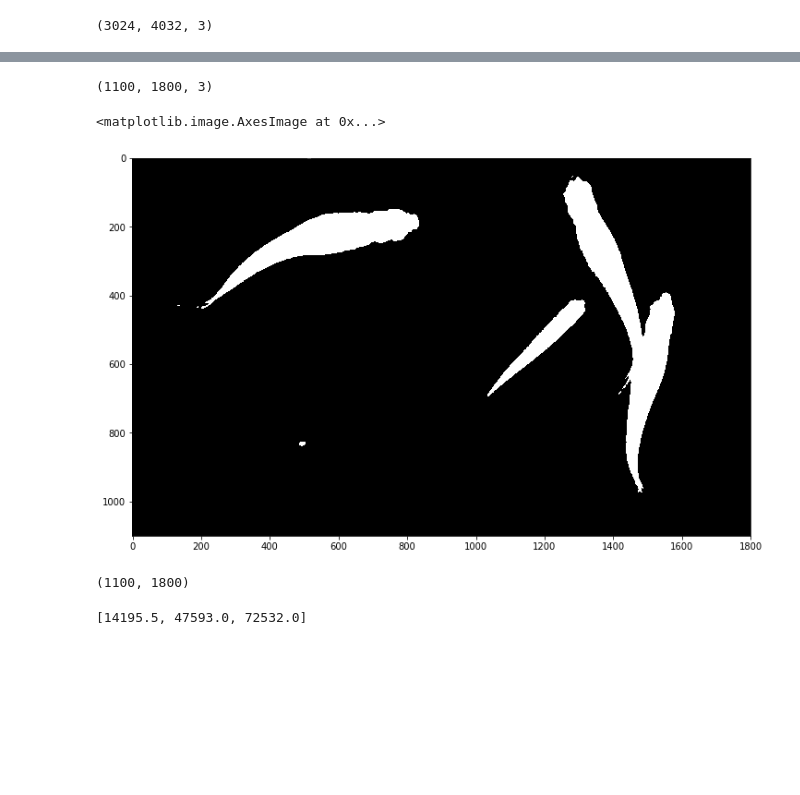
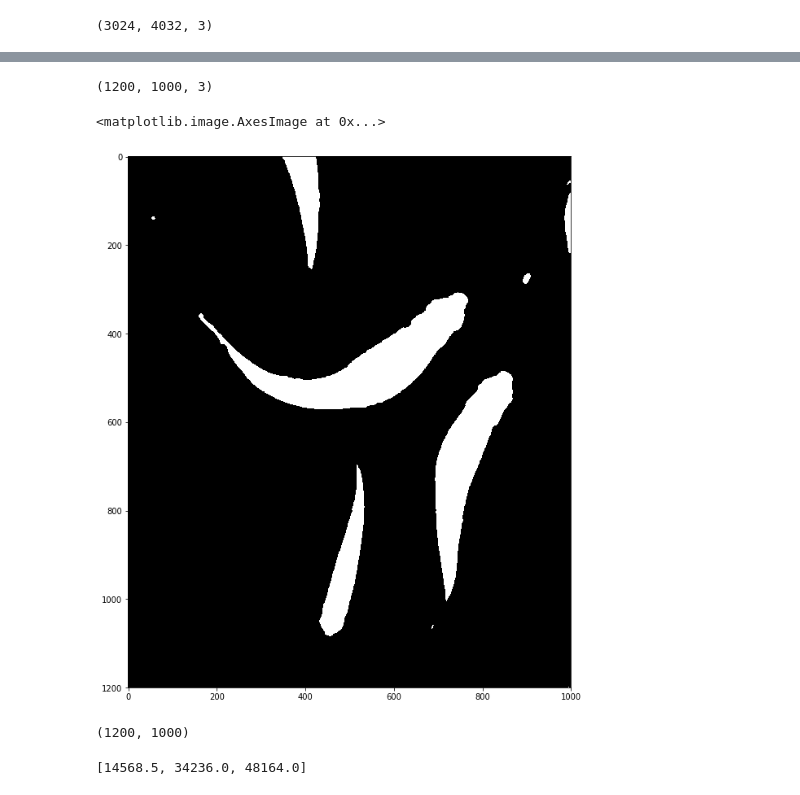
Before and after one commit to alexkychen/feederBot, a Jupyter notebook: Process top-view zebrafish image.ipynb, the cells around one changed output, grey strips where cells are left out. Cells and saved outputs as stored; diff of their text form; code cells hidden in the pictures; blank space fills up the shorter version.

```diff
--- a/Process top-view zebrafish image.ipynb
+++ b/Process top-view zebrafish image.ipynb
@@ -6,7 +6,7 @@ import matplotlib.pyplot as plt
 %matplotlib inline
 # %%
 #Read an image
-img_path = "images/zebrafish/zfish_top4.jpg"
+img_path = "images/zebrafish/zfish_top5.jpg"
 
 img = cv2.imread(img_path)
 
@@ -29,10 +29,10 @@ img.shape
 (3024, 4032, 3)
 # %%
 #Draw ROI on image
-roi_top = 900
-roi_bottom = 2000
-roi_left = 1900
-roi_right = 3700
+roi_top = 600
+roi_bottom = 1800
+roi_left = 2800
+roi_right = 3800
 img_cvtc = img_cvt.copy()
 cv2.rectangle(img_cvtc, (roi_left, roi_top), (roi_right, roi_bottom), (0,0,255), 5)
 plt.figure(figsize=(12,12))
@@ -51,25 +51,25 @@ plt.imshow(ROI)
 # %%
 ROI.shape
 # %% [output]
-(1100, 1800, 3)
+(1200, 1000, 3)
 # %%
 #Apply grayscale, blurring, and thresholding to ROI image
 gray = cv2.cvtColor(ROI, cv2.COLOR_RGB2GRAY)
-blur = cv2.GaussianBlur(gray, (11,11), 0)
+blur = cv2.GaussianBlur(gray, (15,15), 0)
 #ret, threshold = cv2.threshold(blur,0,255,cv2.THRESH_BINARY_INV+cv2.THRESH_OTSU)
 ret, threshold = cv2.threshold(blur,150,255,cv2.THRESH_BINARY_INV)
 plt.figure(figsize=(12,12))
 plt.imshow(threshold, cmap="gray")
 # %% [output]
 <matplotlib.image.AxesImage at 0x...>
-[figure, old version]
+[figure, new version]
 # %%
 #Find contours of fish
 img_contour, contours, hierarchy = cv2.findContours(threshold.copy(), cv2.RETR_EXTERNAL, cv2.CHAIN_APPROX_SIMPLE)
 # %%
 threshold.shape
 # %% [output]
-(1100, 1800)
+(1200, 1000)
 # %%
 #Get area of each contour
 
@@ -84,7 +84,7 @@ for cnt in contours:
     area = cv2.contourArea(cnt)
 
     #Filter out small non-fish object; Keep object only if its area greater than 1000
-    if area > 1000:   #and True not in np.isin(cnt, [0, threshold.shape[1]-1, threshold.shape[0]-1]):
+    if area > 1000 and 0 not in cnt:   #and True not in np.isin(cnt, [0, threshold.shape[1]-1, threshold.shape[0]-1]):
 
         #Remove fish on image edge; check if cnt coordinates is on 0 or end of axis
         #Filter out objects on left-most or right-most side
@@ -99,7 +99,7 @@ for cnt in contours:
 
 print(cnt_area)
 # %% [output]
-[14195.5, 47593.0, 72532.0]
+[14568.5, 34236.0, 48164.0]
 # %%
 plt.figure(figsize=(12,12))
 plt.imshow(fish_contour, cmap="gray")
```
Also changed, not shown: parts of 18 cells of this notebook, 2 other files.
